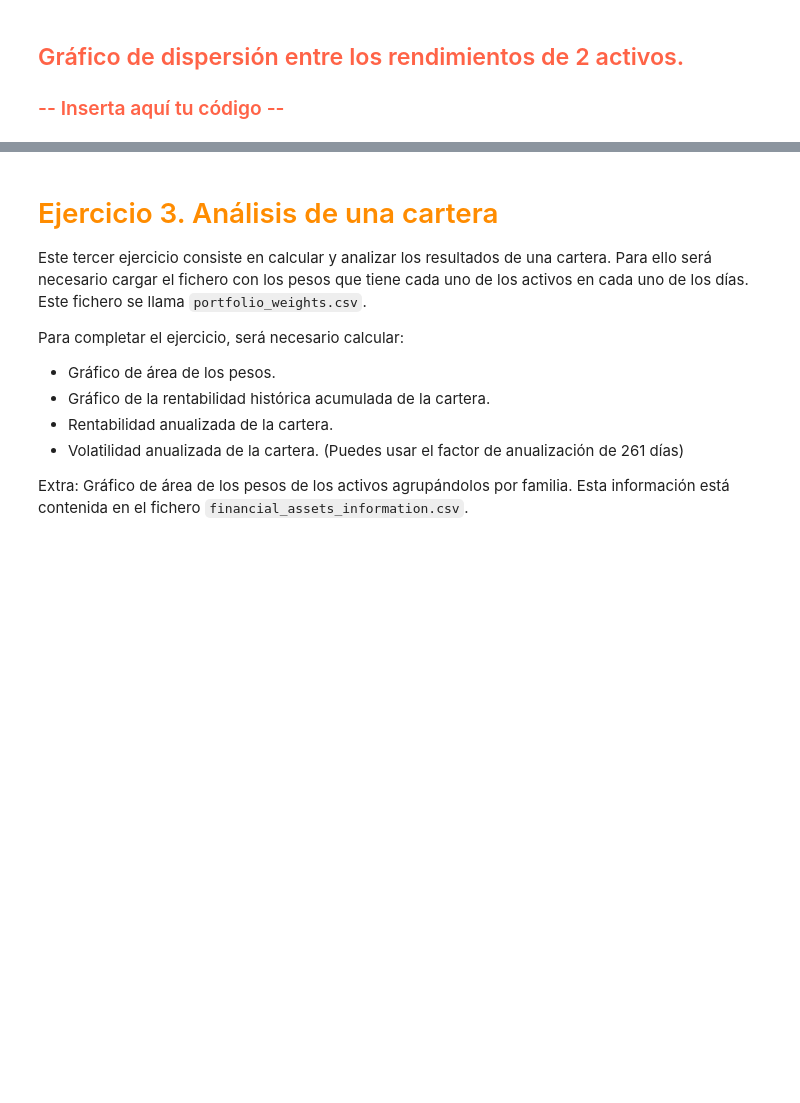
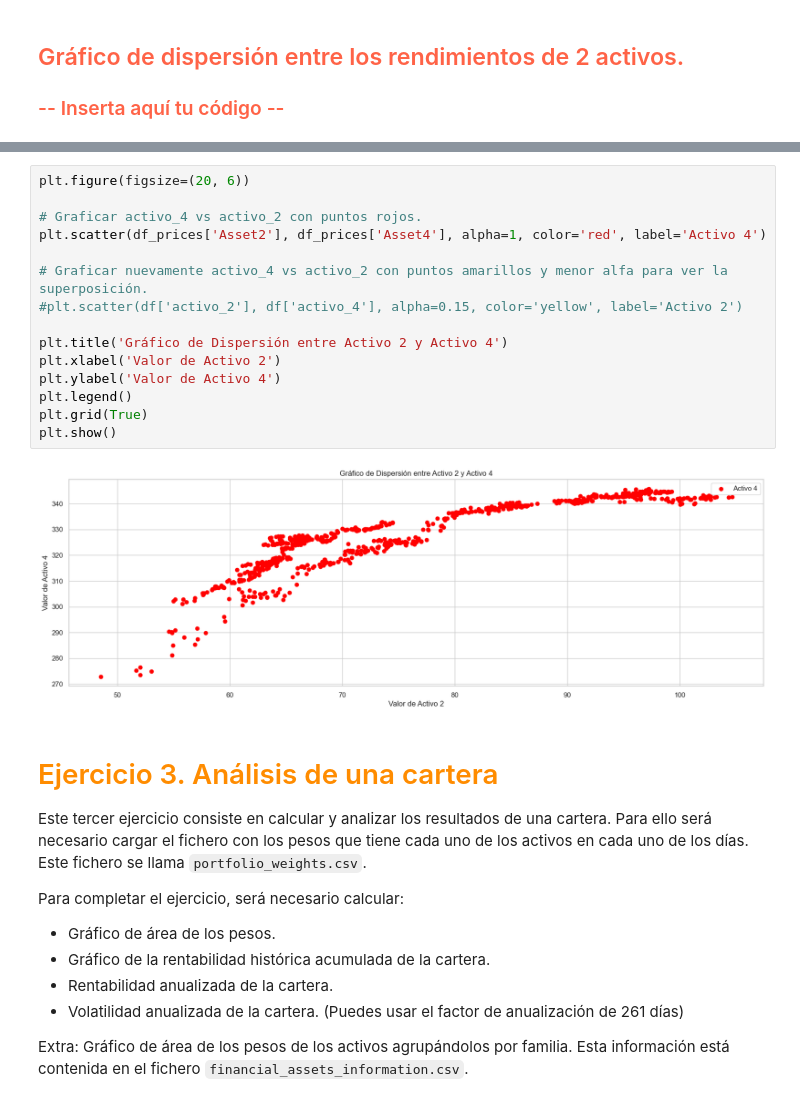
Before and after one commit to MDM3/Ques-mini-project_financial, a Jupyter notebook: portfolio_analyst_students.ipynb, the cells around one changed output, grey strips where cells are left out. Cells and saved outputs as stored; diff of their text form; blank space fills up the shorter version.

```diff
--- a/portfolio_analyst_students.ipynb
+++ b/portfolio_analyst_students.ipynb
@@ -164,3 +166,20 @@ plt.show()
+# %%
+plt.figure(figsize=(20, 6))
+
+# Graficar activo_4 vs activo_2 con puntos rojos.
+plt.scatter(df_prices['Asset2'], df_prices['Asset4'], alpha=1, color='red', label='Activo 4')
+
+# Graficar nuevamente activo_4 vs activo_2 con puntos amarillos y menor alfa para ver la superposición.
+#plt.scatter(df['activo_2'], df['activo_4'], alpha=0.15, color='yellow', label='Activo 2')
+
+plt.title('Gráfico de Dispersión entre Activo 2 y Activo 4')
+plt.xlabel('Valor de Activo 2')
+plt.ylabel('Valor de Activo 4')
+plt.legend()
+plt.grid(True)
+plt.show()
+# %% [output]
+[figure, added]
 # %% [markdown]
 <h1 style="color: #FF8C00;">Ejercicio 3. Análisis de una cartera</h1>
 
```
Also changed, not shown: parts of 2 cells of this notebook.
